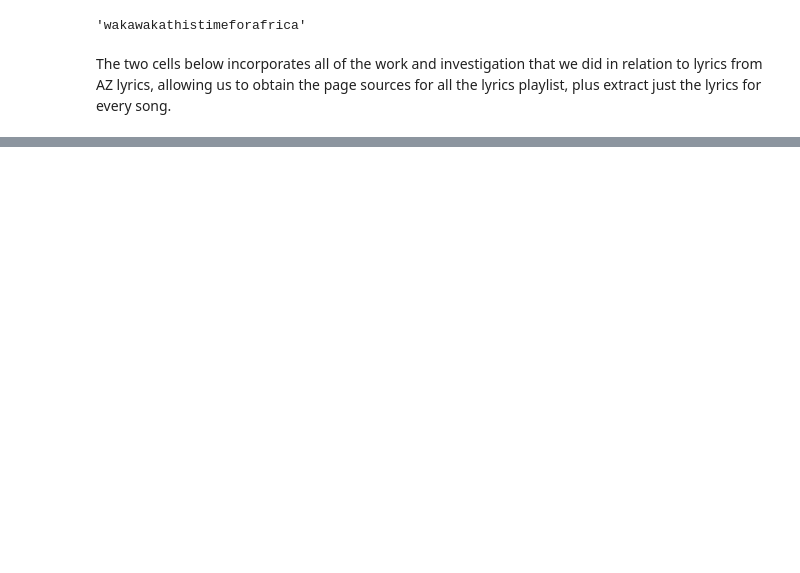
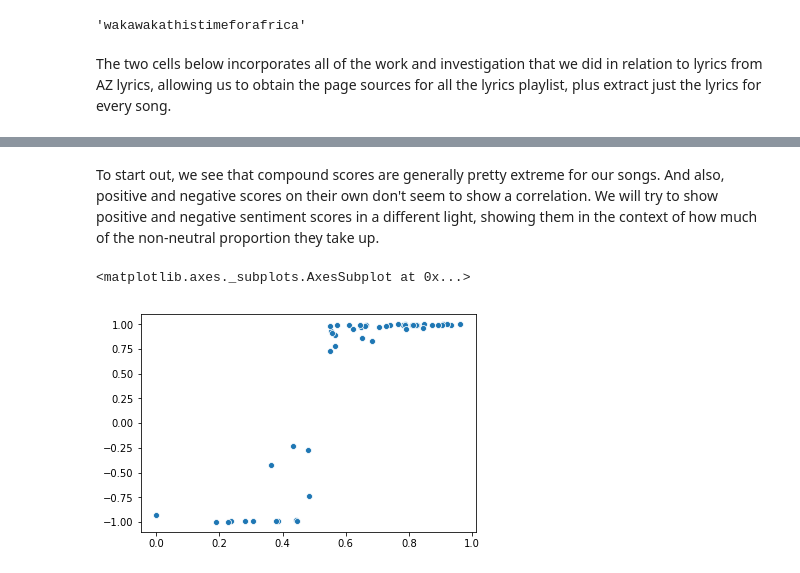
Before and after one commit to artunggal/SpotifyAnalysis, a Jupyter notebook: SentiAnalyzer.ipynb, the cells around one changed output, grey strips where cells are left out. Cells and saved outputs as stored; diff of their text form; code cells hidden in the pictures; blank space fills up the shorter version.

```diff
--- a/SentiAnalyzer.ipynb
+++ b/SentiAnalyzer.ipynb
@@ -344,0 +339,7 @@ sentiment_scores(lyrics[0][12])
+# %%
+weight_pos = []
+weight_neg = []
+
+for i in range(len(pos)):
+    weight_pos.append(pos[i] / (pos[i] + neg[i]))
+    weight_neg.append(neg[i] / (pos[i] + neg[i]))
@@ -344,0 +365,7 @@ sentiment_scores(lyrics[0][12])
+# %% [markdown]
+To start out, we see that compound scores are generally pretty extreme for our songs. And also, positive and negative scores on their own don't seem to show a correlation. We will try to show positive and negative sentiment scores in a different light, showing them in the context of how much of the non-neutral proportion they take up.
+# %%
+sns.scatterplot(weight_pos, comp)
+# %% [output]
+<matplotlib.axes._subplots.AxesSubplot at 0x...>
+[figure, added]
```
Also changed, not shown: parts of 30 cells of this notebook.
